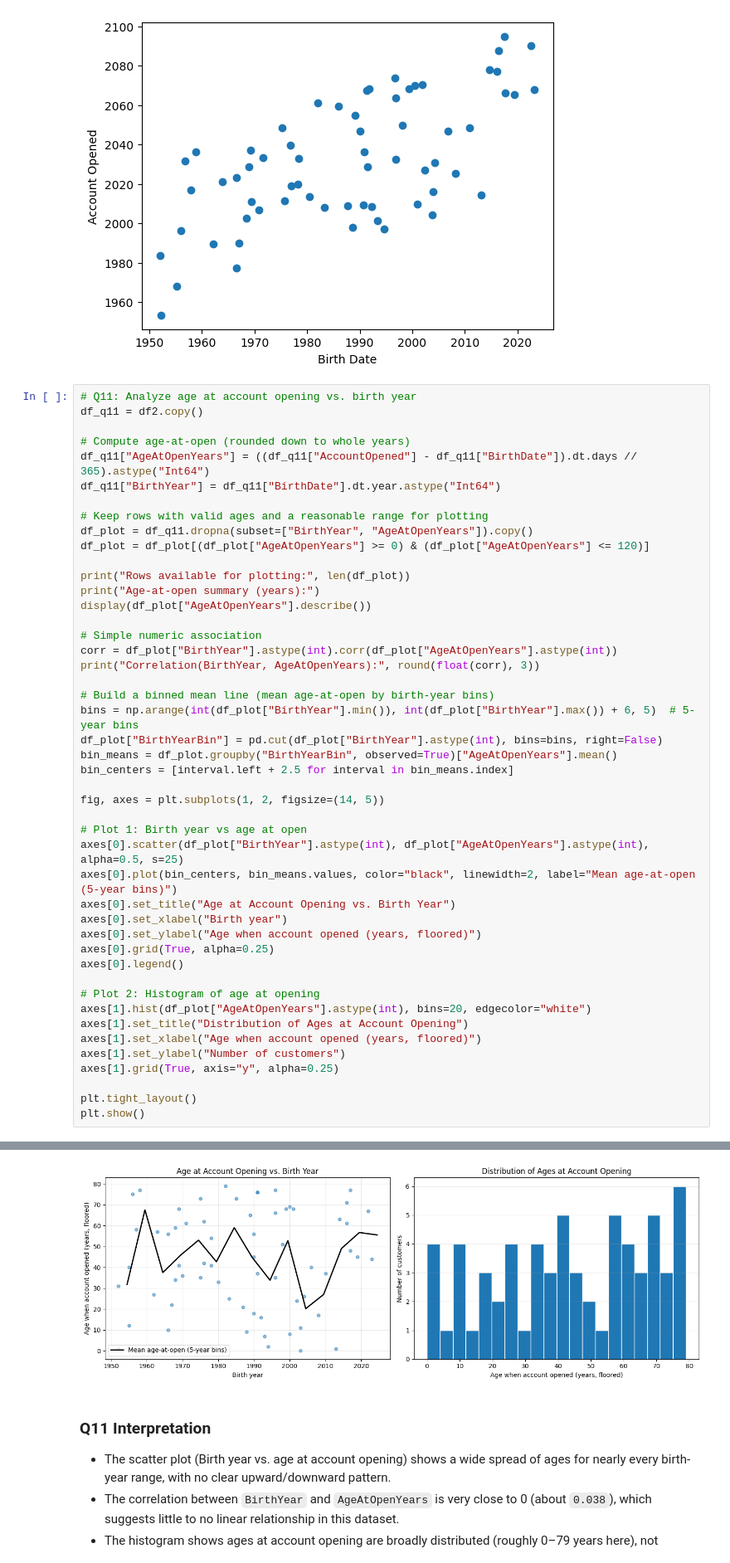
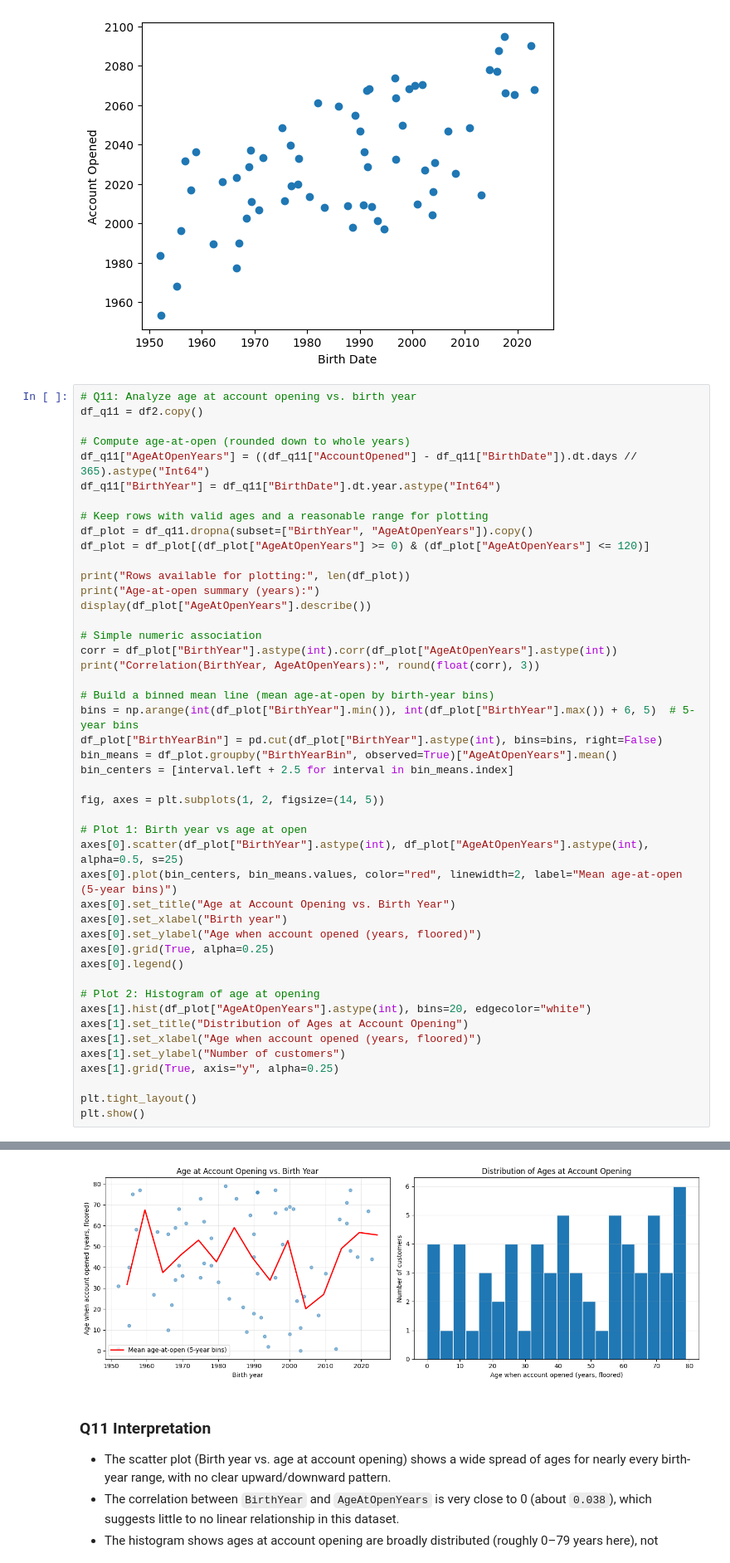
Before and after one commit to RevibeZ/DX699-Mod2-AI-for-Leaders, a Jupyter notebook: OMDS-ModB2-Week1-Pimentel-Erwin.ipynb, the cells around one changed output, grey strips where cells are left out. Shown at 83% size. Cells and saved outputs as stored; diff of their text form.

```diff
--- a/OMDS-ModB2-Week1-Pimentel-Erwin.ipynb
+++ b/OMDS-ModB2-Week1-Pimentel-Erwin.ipynb
@@ -650,36 +660,36 @@ fig, axes = plt.subplots(1, 2, figsize=(14, 5))
 
 # Plot 1: Birth year vs age at open
 axes[0].scatter(df_plot["BirthYear"].astype(int), df_plot["AgeAtOpenYears"].astype(int), alpha=0.5, s=25)
-axes[0].plot(bin_centers, bin_means.values, color="black", linewidth=2, label="Mean age-at-open (5-year bins)")
+axes[0].plot(bin_centers, bin_means.values, color="red", linewidth=2, label="Mean age-at-open (5-year bins)")
 axes[0].set_title("Age at Account Opening vs. Birth Year")
 axes[0].set_xlabel("Birth year")
 axes[0].set_ylabel("Age when account opened (years, floored)")
 axes[0].grid(True, alpha=0.25)
 axes[0].legend()
 
 # Plot 2: Histogram of age at opening
 axes[1].hist(df_plot["AgeAtOpenYears"].astype(int), bins=20, edgecolor="white")
 axes[1].set_title("Distribution of Ages at Account Opening")
 axes[1].set_xlabel("Age when account opened (years, floored)")
 axes[1].set_ylabel("Number of customers")
 axes[1].grid(True, axis="y", alpha=0.25)
 
 plt.tight_layout()
 plt.show()
 # %% [output]
 Rows available for plotting: 64
 Age-at-open summary (years):
 count         64.0
 mean          43.5
 std      23.875338
 min            0.0
 25%          24.75
 50%           43.0
 75%          65.25
 max           79.0
 Name: AgeAtOpenYears, dtype: Float64
 Correlation(BirthYear, AgeAtOpenYears): 0.038
-[figure, old version]
+[figure, new version]
 # %% [markdown]
 ### Q11 Interpretation
 - The scatter plot (Birth year vs. age at account opening) shows a wide spread of ages for nearly every birth-year range, with no clear upward/downward pattern.
```
Also changed, not shown: parts of 2 cells of this notebook.
